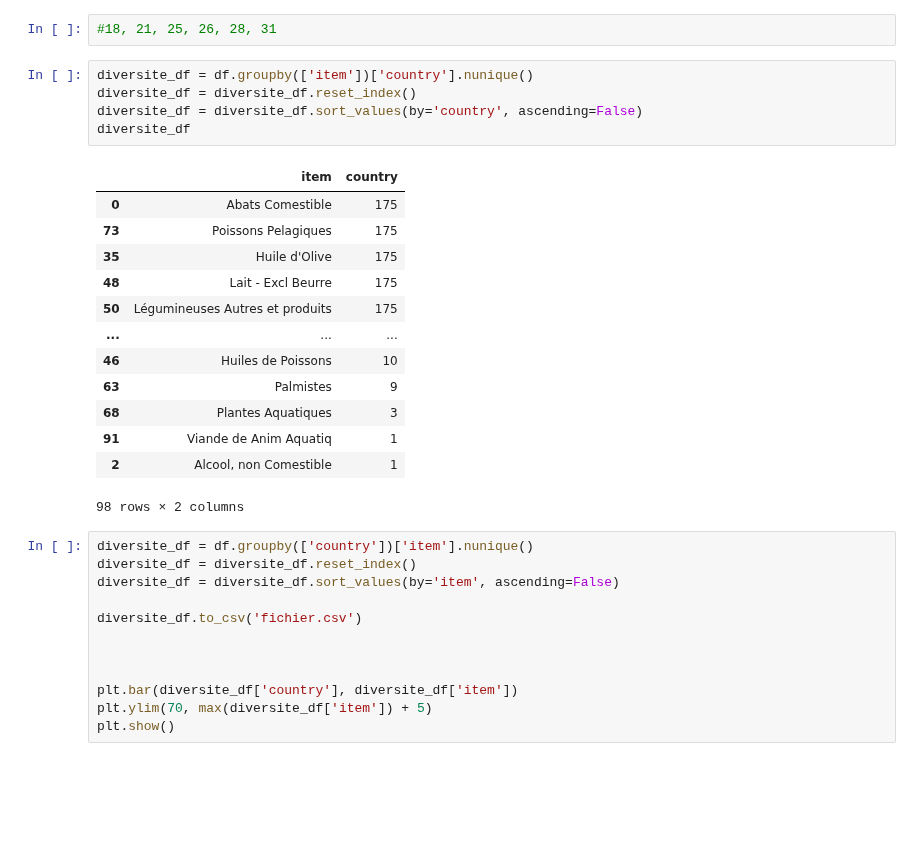
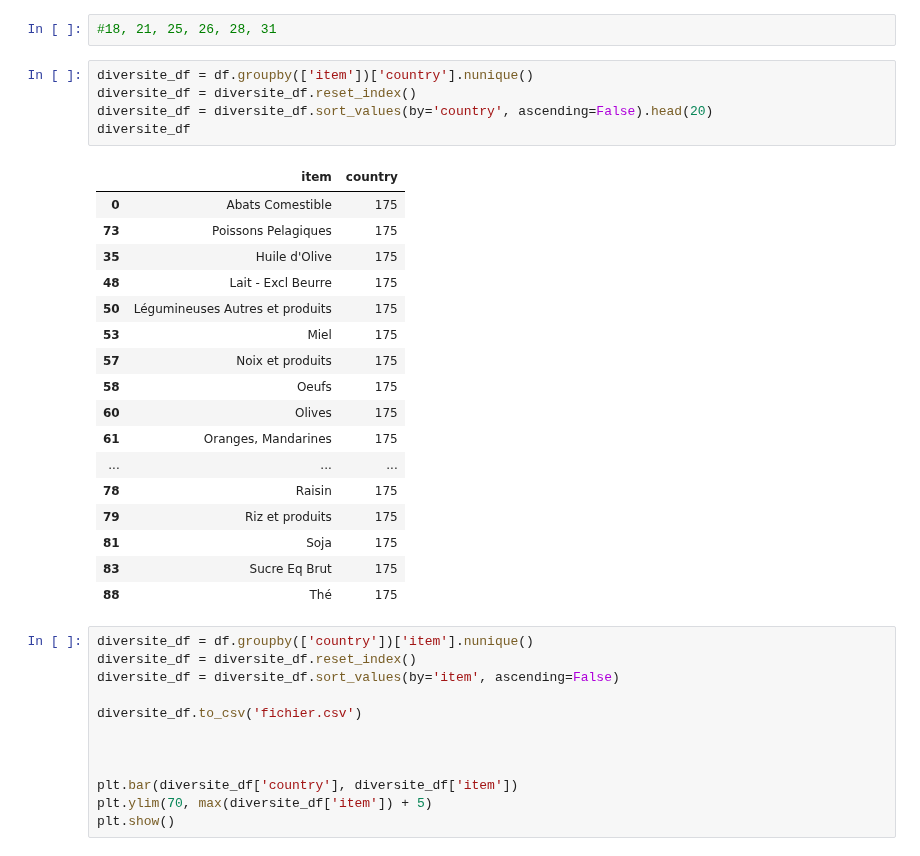
Before and after one commit to Melobgn/Brief-pandas-SEM, a Jupyter notebook: dataframes.ipynb, the cells around one changed output. Drawn from its saved outputs; the diff is of its cells as text; blank space fills up the shorter version.

```diff
--- a/dataframes.ipynb
+++ b/dataframes.ipynb
@@ -442,22 +428,26 @@ piv.plot(kind='bar', x="country", color=['green', 'orange'])
 # %%
 diversite_df = df.groupby(['item'])['country'].nunique()
 diversite_df = diversite_df.reset_index()
-diversite_df = diversite_df.sort_values(by='country', ascending=False)
+diversite_df = diversite_df.sort_values(by='country', ascending=False).head(20)
 diversite_df
 # %% [output]
 |  | item | country |
 | 0 | Abats Comestible | 175 |
 | 73 | Poissons Pelagiques | 175 |
 | 35 | Huile d'Olive | 175 |
 | 48 | Lait - Excl Beurre | 175 |
 | 50 | Légumineuses Autres et produits | 175 |
+| 53 | Miel | 175 |
+| 57 | Noix et produits | 175 |
+| 58 | Oeufs | 175 |
+| 60 | Olives | 175 |
+| 61 | Oranges, Mandarines | 175 |
 | ... | ... | ... |
-| 46 | Huiles de Poissons | 10 |
-| 63 | Palmistes | 9 |
-| 68 | Plantes Aquatiques | 3 |
-| 91 | Viande de Anim Aquatiq | 1 |
-| 2 | Alcool, non Comestible | 1 |
+| 78 | Raisin | 175 |
+| 79 | Riz et produits | 175 |
+| 81 | Soja | 175 |
+| 83 | Sucre Eq Brut | 175 |
+| 88 | Thé | 175 |
-98 rows × 2 columns
 # %%
 diversite_df = df.groupby(['country'])['item'].nunique()
 diversite_df = diversite_df.reset_index()
```
Also changed, not shown: parts of 1 cell of this notebook, 1 other file.
